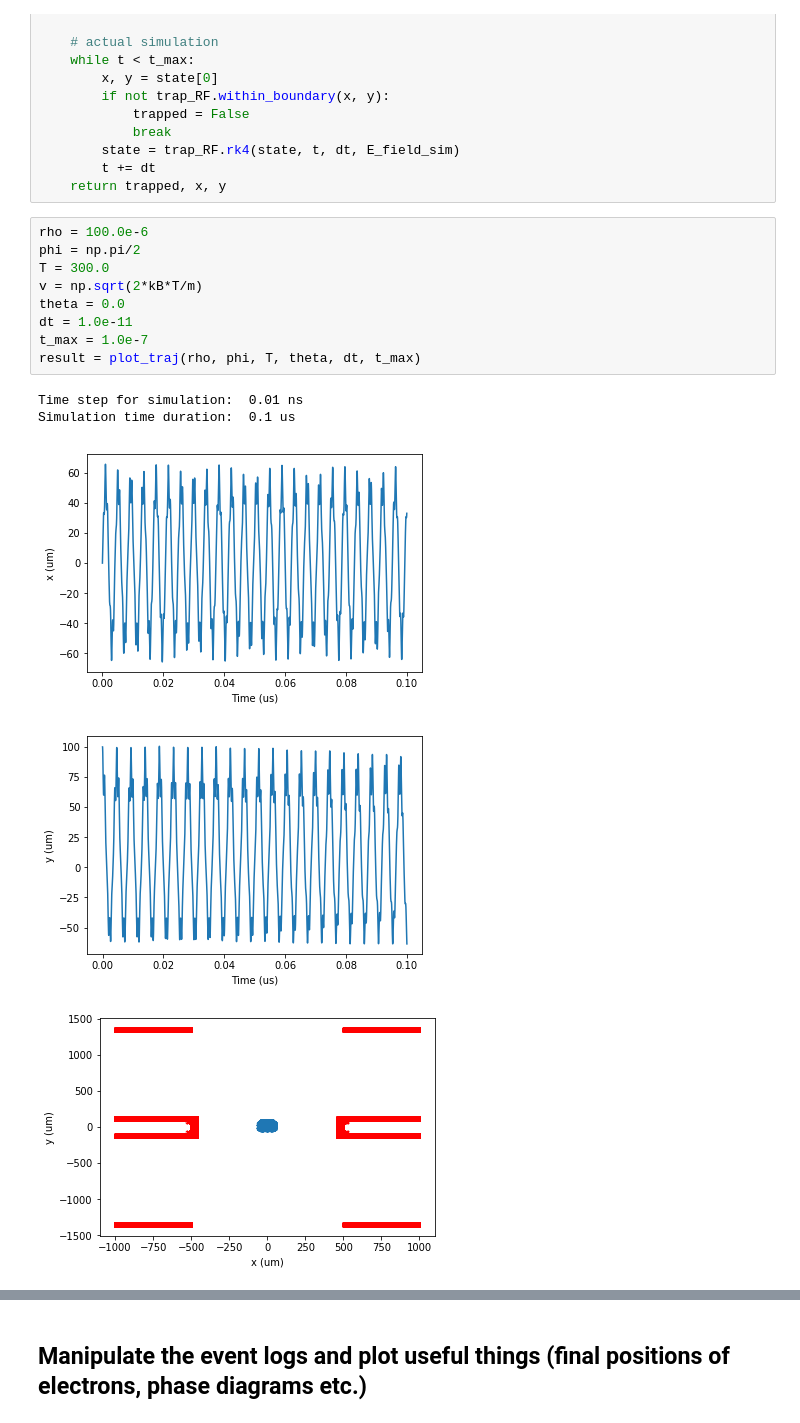
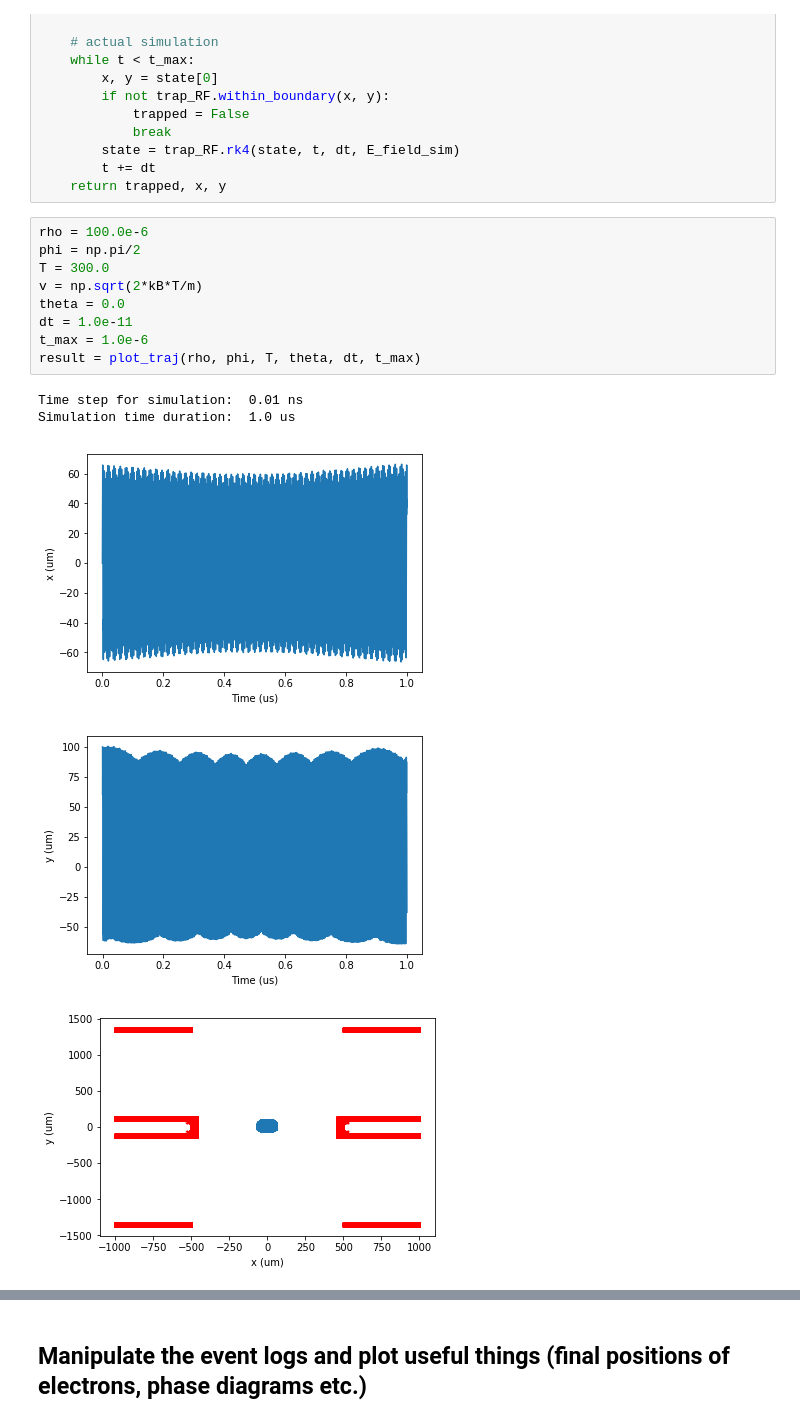
Before and after one commit to HaeffnerLab/Electron-Trap-Design-Testing, a Jupyter notebook: particle_trajectory_sim/Extraction/trap_grid_tuning.ipynb, the cells around one changed output, grey strips where cells are left out. Drawn from its saved outputs; the diff is of its cells as text.

```diff
--- a/particle_trajectory_sim/Extraction/trap_grid_tuning.ipynb
+++ b/particle_trajectory_sim/Extraction/trap_grid_tuning.ipynb
@@ -220,17 +222,17 @@ def trapped(rho, phi, v, theta, dt, t_max):
 # %%
 rho = 100.0e-6
 phi = np.pi/2
 T = 300.0
 v = np.sqrt(2*kB*T/m)
 theta = 0.0
 dt = 1.0e-11
-t_max = 1.0e-7
+t_max = 1.0e-6
 result = plot_traj(rho, phi, T, theta, dt, t_max)
 # %% [output]
 Time step for simulation:  0.01 ns
-Simulation time duration:  0.1 us
+Simulation time duration:  1.0 us
-[figure, old version]
+[figure, new version]
-[figure, old version]
+[figure, new version]
 [figure]
 # %%
 x, y, t = result
```
Also changed, not shown: parts of 6 cells of this notebook, 11 other files.
